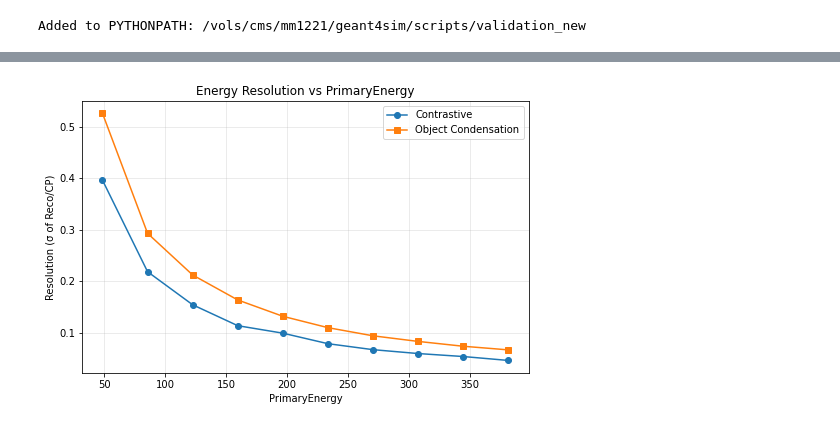
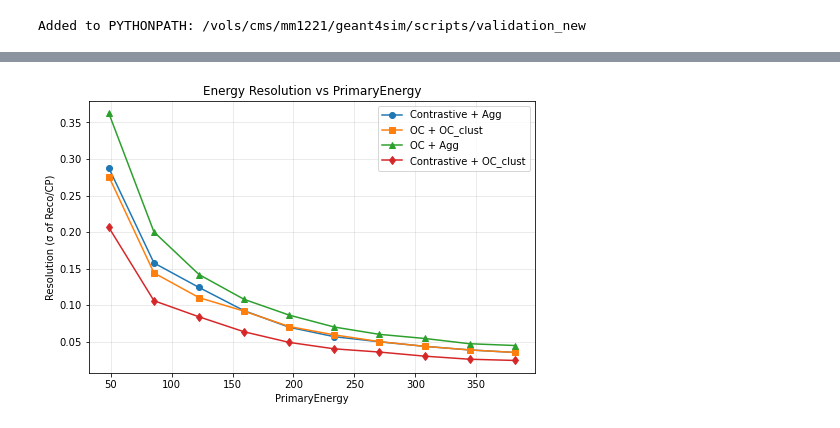
Before and after one commit to jerry-chun/HGCAL_CL, a Jupyter notebook: scripts/validation_new/notebooks/plots.ipynb, the cells around one changed output, grey strips where cells are left out. Saved outputs shown, nothing was run; the diff lists cells and outputs as text; code cells hidden in the pictures.

```diff
--- a/scripts/validation_new/notebooks/plots.ipynb
+++ b/scripts/validation_new/notebooks/plots.ipynb
@@ -42,4 +51,18 @@ print(df_oc["event_id"].min(), df_oc["event_id"].max())
-# %%
-df_contrastive = df_contrastive[df_contrastive["reco_energy"] >= 100].reset_index(drop=True)
-df_oc = df_oc[df_oc["reco_energy"] >= 100].reset_index(drop=True)
+# %%
+df_contrastive = df_contrastive[
+    (df_contrastive["reco_energy"] >= 50) &
+    (df_contrastive["reco_energy"] <= 2500)
+].reset_index(drop=True)
+df_oc = df_oc[
+    (df_oc["reco_energy"] >= 50) &
+    (df_oc["reco_energy"] <= 2500)
+].reset_index(drop=True)
+df_oc_Ag = df_oc_Ag[
+    (df_oc_Ag["reco_energy"] >= 50) &
+    (df_oc_Ag["reco_energy"] <= 2500)
+].reset_index(drop=True)
+df_oc_noise = df_oc_noise[
+    (df_oc_noise["reco_energy"] >= 50) &
+    (df_oc_noise["reco_energy"] <= 2500)
+].reset_index(drop=True)
 # %%
@@ -395,17 +667,19 @@ plt.show()
 import numpy as np
 import matplotlib.pyplot as plt
 
-# Energy response vs PrimaryEnergy (Contrastive vs OC)
-# Best-matched reco per CP (min RtS), clipped to [0, 2]
+# Energy response vs PrimaryEnergy (Contrastive vs OC vs OC+Agg vs OC+Noise)
+# Best-matched reco per CP (max shared_energy), clipped to [0, 2]
 # Also computes RESOLUTION = width (std dev) per energy bin
 
-# 1) Define PrimaryEnergy bins
+# 1) Define PrimaryEnergy bins (include 4th df)
 
 n_bins = 10
 
 all_cp_energy = np.concatenate([
     df_contrastive["PrimaryEnergy"].values,
     df_oc["PrimaryEnergy"].values,
+    df_oc_Ag["PrimaryEnergy"].values,
+    df_oc_noise["PrimaryEnergy"].values,
 ])
 
 energy_bins = np.linspace(all_cp_energy.min(), all_cp_energy.max(), n_bins + 1)
@@ -417,7 +691,7 @@ def response_by_energy_bin(
     df,
     energy_bins,
     rts_col="shared_energy",
-    max_events=3000,          # <-- NEW
+    max_events=5000,
     random_state=42
 ):
     response_bins = []
@@ -440,9 +714,8 @@ def response_by_energy_bin(
         # ---- limit events if requested ----
         if max_events is not None and len(event_groups) > max_events:
             rng = np.random.default_rng(random_state)
-            event_groups = rng.choice(
-                event_groups, size=max_events, replace=False
-            )
+            idx = rng.choice(len(event_groups), size=max_events, replace=False)
+            event_groups = [event_groups[j] for j in idx]
 
         # ---- loop over events ----
         for _, df_evt in event_groups:
@@ -470,12 +743,14 @@ def response_by_energy_bin(
     return response_bins, np.array(mean_response), np.array(resolution)
 
 
-# 3) Compute for both models
+# 3) Compute for all four models
 
-resp_c, mean_c, res_c = response_by_energy_bin(df_contrastive, energy_bins)
-resp_oc, mean_oc, res_oc = response_by_energy_bin(df_oc, energy_bins)
+resp_c,     mean_c,     res_c     = response_by_energy_bin(df_contrastive, energy_bins)
+resp_oc,    mean_oc,    res_oc    = response_by_energy_bin(df_oc,          energy_bins)
+resp_ag,    mean_ag,    res_ag    = response_by_energy_bin(df_oc_Ag,       energy_bins)
+resp_noise, mean_noise, res_noise = response_by_energy_bin(df_oc_noise,    energy_bins)
 
-# 4) Overlayed histograms
+# 4) Overlayed histograms (4 hists per panel)
 
 fig, axes = plt.subplots(2, 5, figsize=(18, 7), sharex=True, sharey=True)
 axes = axes.flatten()
@@ -486,7 +761,7 @@ for i, ax in enumerate(axes):
         bins=40,
         range=(0, 2),
         density=True,
-        alpha=0.6,
+        alpha=0.45,
         label="Contrastive"
     )
     ax.hist(
@@ -494,8 +769,24 @@ for i, ax in enumerate(axes):
         bins=40,
         range=(0, 2),
         density=True,
-        alpha=0.6,
+        alpha=0.45,
         label="Object Condensation"
+    )
+    ax.hist(
+        resp_ag[i],
+        bins=40,
+        range=(0, 2),
+        density=True,
+        alpha=0.45,
+        label="ObjectCondensation + Agg"
+    )
+    ax.hist(
+        resp_noise[i],
+        bins=40,
+        range=(0, 2),
+        density=True,
+        alpha=0.45,
+        label="ObjectCondensation + Noise"
     )
 
     ax.axvline(1.0, linestyle="--", linewidth=1, color="black", alpha=0.6)
@@ -512,22 +803,27 @@ plt.show()
 # 5) Mean response vs PrimaryEnergy
 
 plt.figure(figsize=(8, 5))
-plt.plot(energy_bin_centers, mean_c, "o-", label="Contrastive")
-plt.plot(energy_bin_centers, mean_oc, "s-", label="Object Condensation")
+plt.plot(energy_bin_centers, mean_c,     "o-", label="Contrastive")
+plt.plot(energy_bin_centers, mean_oc,    "s-", label="OC")
+plt.plot(energy_bin_centers, mean_ag,    "^-", label="OC + Agg")
+plt.plot(energy_bin_centers, mean_noise, "d-", label="Contrastive + OC_clust")
 plt.axhline(1.0, linestyle="--", color="gray", alpha=0.6)
 plt.xlabel("PrimaryEnergy")
 plt.ylabel("⟨Reco Energy / CP Energy⟩ (0–2 clipped)")
 plt.title("Mean Energy Response vs PrimaryEnergy")
-plt.ylim(0,1.5)
+plt.ylim(0, 1.5)
 plt.grid(alpha=0.3)
 plt.legend()
 plt.show()
 
 # 6) Resolution (width) vs PrimaryEnergy
+# NOTE: keeping your exact form but adding 4th curve.
 
 plt.figure(figsize=(8, 5))
-plt.plot(energy_bin_centers/1000, (res_c*1000*100)/energy_bin_centers, "o-", label="Contrastive")
-plt.plot(energy_bin_centers/1000, (res_oc*1000*100)/energy_bin_centers, "s-", label="Object Condensation")
+plt.plot(energy_bin_centers/1000, (res_c     * 1000 * 100) / energy_bin_centers, "o-", label="Contrastive + Agg")
+plt.plot(energy_bin_centers/1000, (res_oc    * 1000 * 100) / energy_bin_centers, "s-", label="OC + OC_clust")
+plt.plot(energy_bin_centers/1000, (res_ag    * 1000 * 100) / energy_bin_centers, "^-", label="OC + Agg")
+plt.plot(energy_bin_centers/1000, (res_noise * 1000 * 100) / energy_bin_centers, "d-", label="Contrastive + OC_clust")
 plt.xlabel("PrimaryEnergy")
 plt.ylabel("Resolution (σ of Reco/CP)")
 plt.title("Energy Resolution vs PrimaryEnergy")
@@ -540 +836 @@ plt.show()
-[figure, old version]
+[figure, new version]
```
Also changed, not shown: parts of 6 cells of this notebook, 13 other files.
